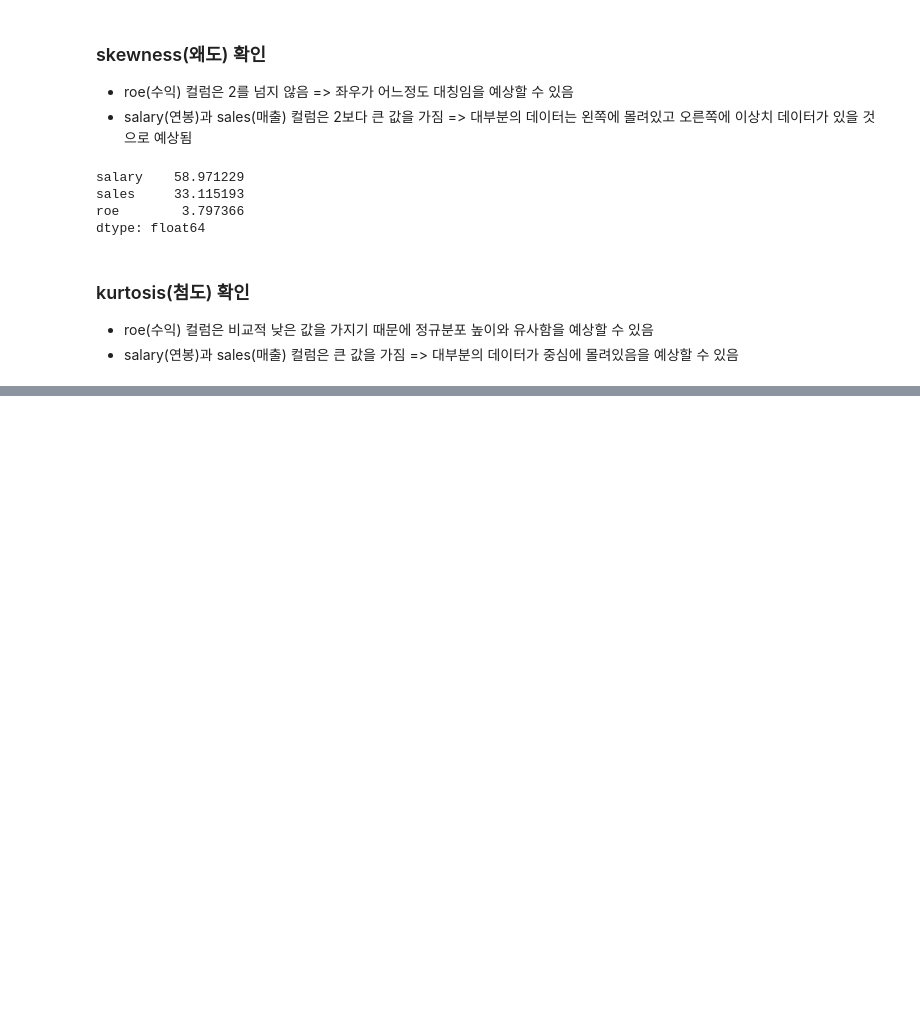
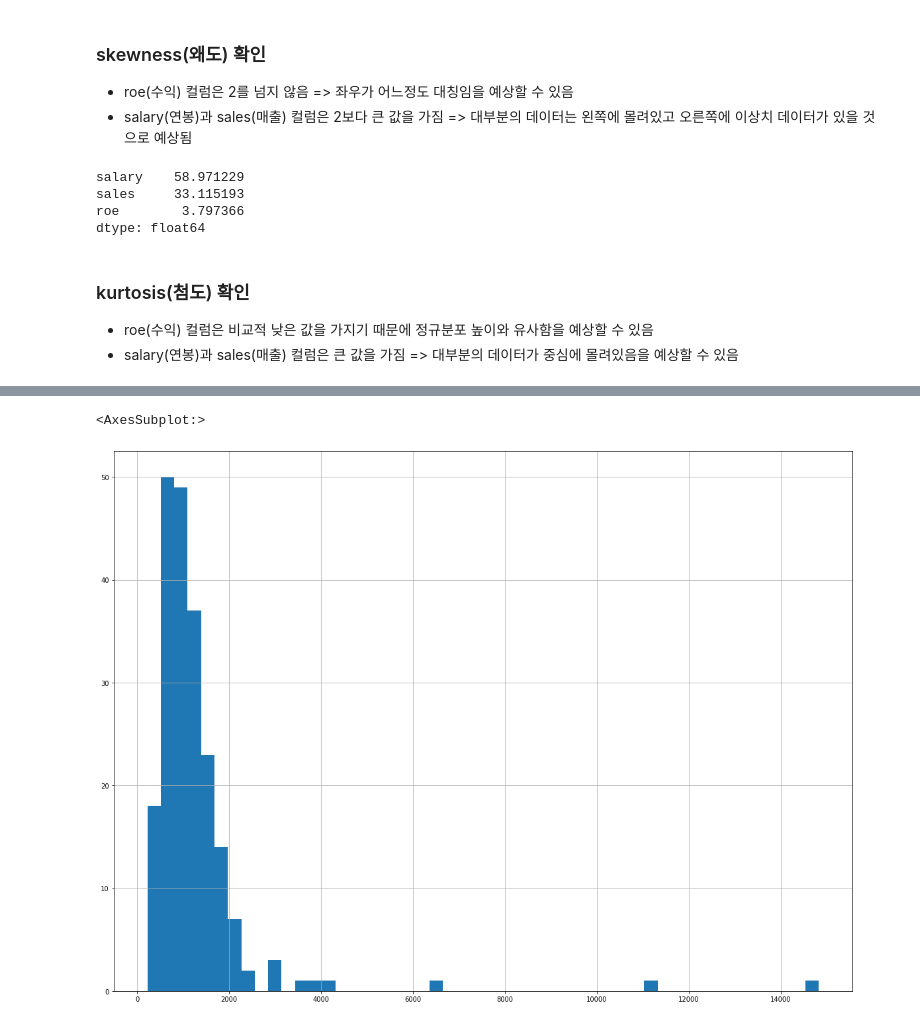
Before and after one commit to sucream/Bigdata-Analysis-Engineer-Note, a Jupyter notebook: 02.DataPreprocessing.ipynb, the cells around one changed output, grey strips where cells are left out. Saved outputs shown, nothing was run; the diff lists cells and outputs as text; code cells hidden in the pictures; blank space fills up the shorter version.

```diff
--- a/02.DataPreprocessing.ipynb
+++ b/02.DataPreprocessing.ipynb
@@ -144,0 +181,6 @@ dtype: float64
+# %%
+# salary만
+data['salary'].hist(bins=50, figsize=(20,15))
+# %% [output]
+<AxesSubplot:>
+[figure, added]
```
Also changed, not shown: parts of 56 cells of this notebook, 2 other files.
